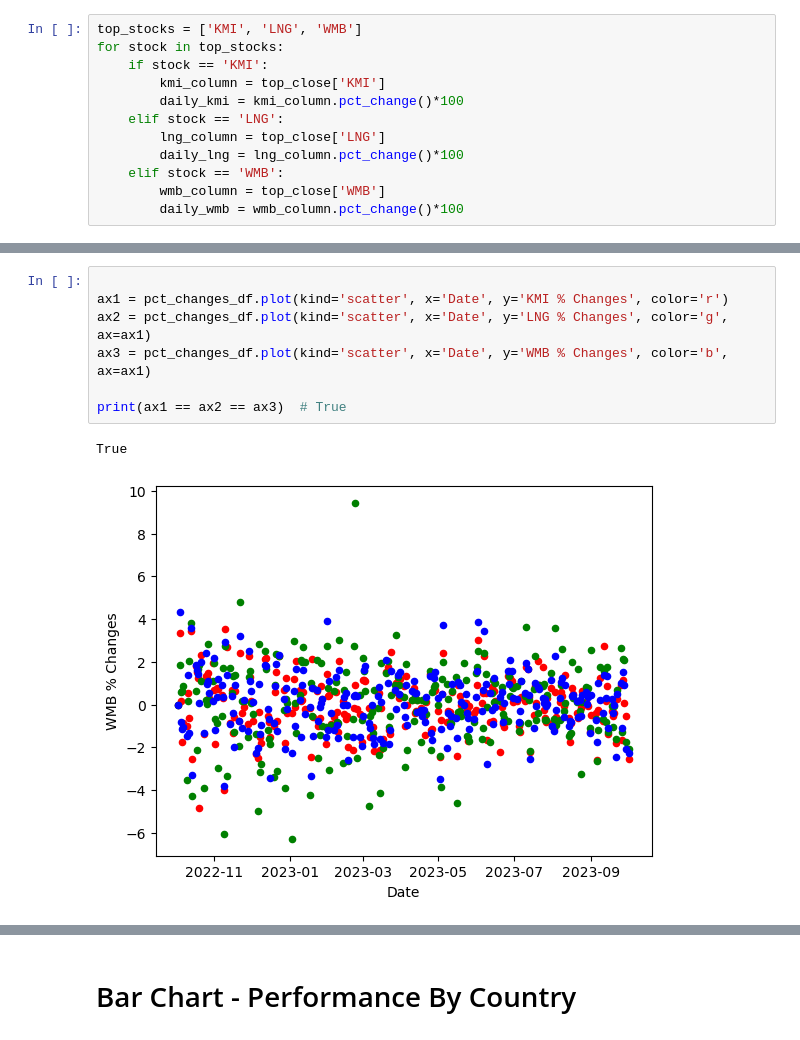
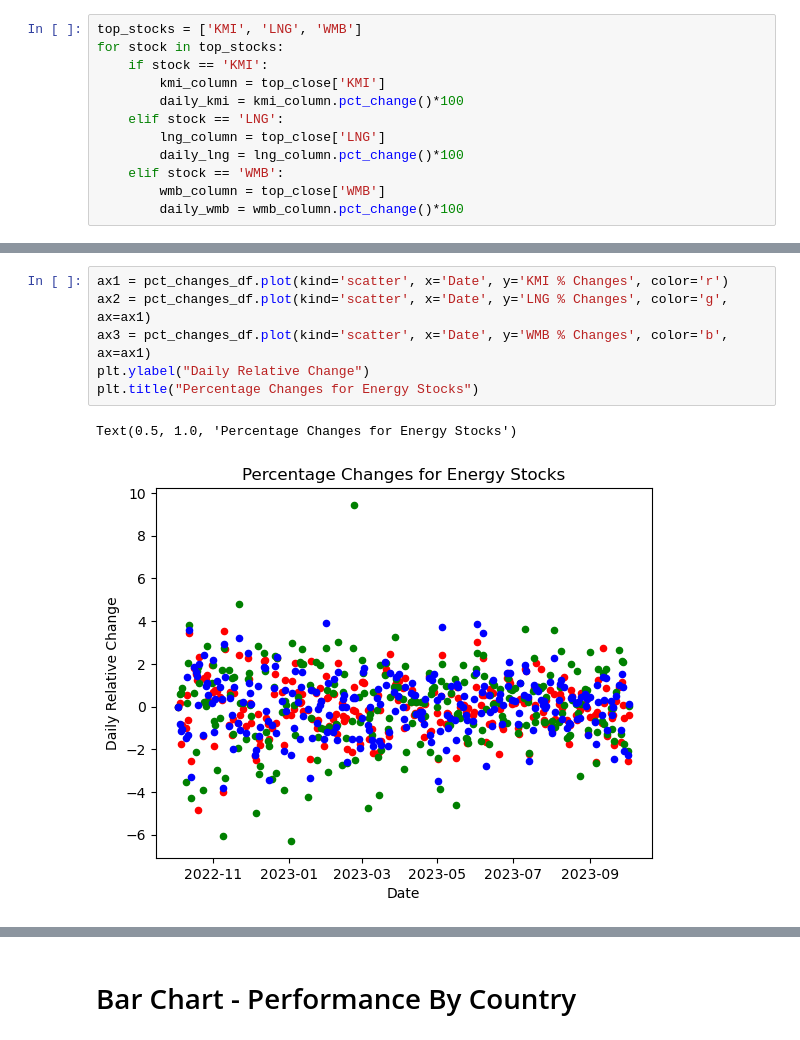
Before and after one commit to Glowary/project_1, a Jupyter notebook: Stock project.ipynb, the cells around one changed output, grey strips where cells are left out. Drawn from its saved outputs; the diff is of its cells as text.

Commit message:
added more plots

```diff
--- a/Stock project.ipynb
+++ b/Stock project.ipynb
@@ -165,11 +340,10 @@ pct_changes_df
 251 rows × 4 columns
 # %%
-
 ax1 = pct_changes_df.plot(kind='scatter', x='Date', y='KMI % Changes', color='r')
 ax2 = pct_changes_df.plot(kind='scatter', x='Date', y='LNG % Changes', color='g', ax=ax1)
 ax3 = pct_changes_df.plot(kind='scatter', x='Date', y='WMB % Changes', color='b', ax=ax1)
-
-print(ax1 == ax2 == ax3)  # True
+plt.ylabel("Daily Relative Change")
+plt.title("Percentage Changes for Energy Stocks")
 # %% [output]
-True
+Text(0.5, 1.0, 'Percentage Changes for Energy Stocks')
-[figure, old version]
+[figure, new version]
```
Also changed, not shown: parts of 40 cells of this notebook.
